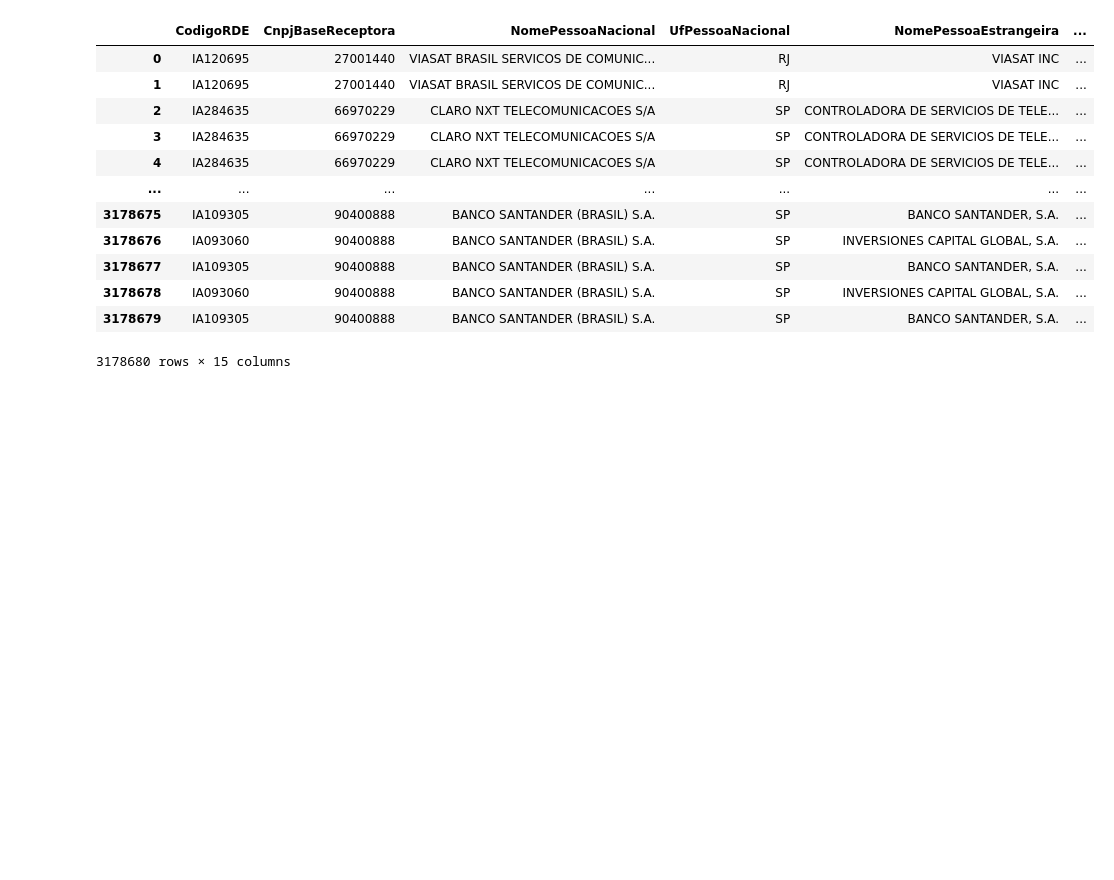
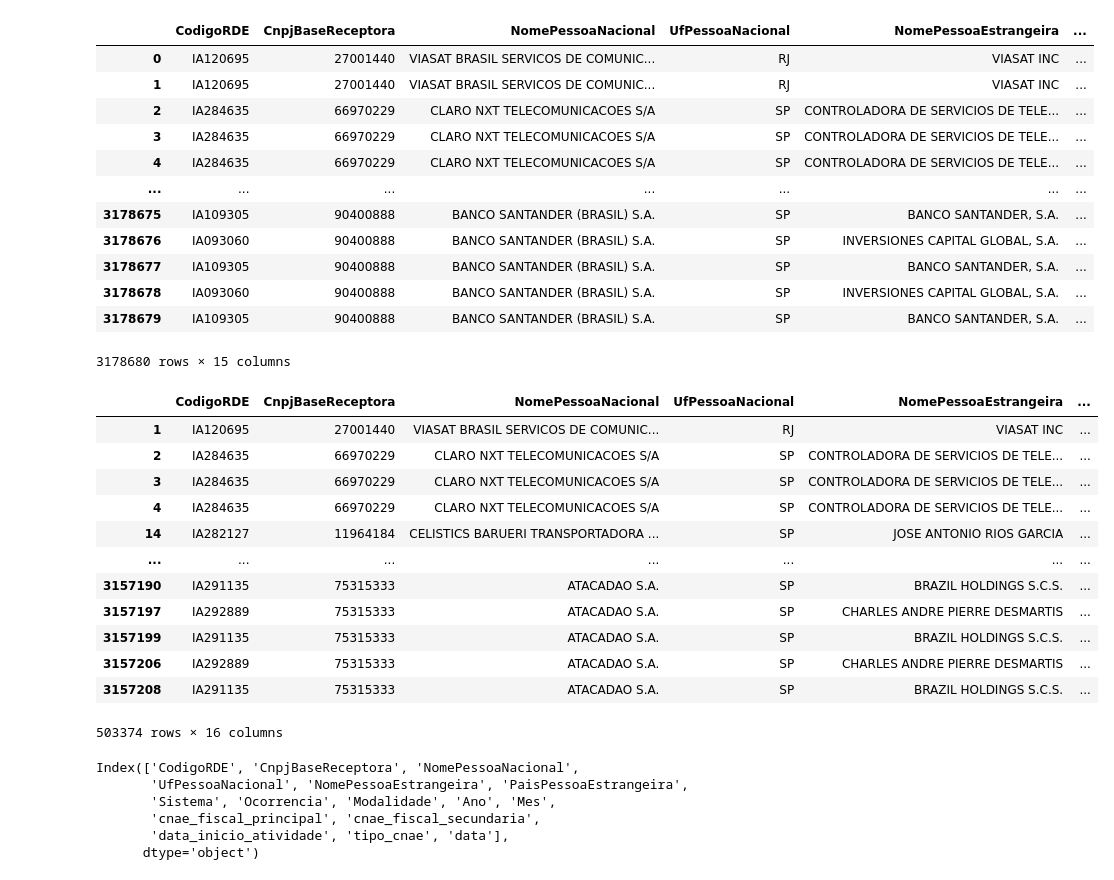
Before and after one commit to estevaocardoso/projetos-estevao, a Jupyter notebook: DISSERTAÇÃO/rascunhos.ipynb, the cells around one changed output. Cells and saved outputs as stored; diff of their text form; code cells hidden in the pictures; blank space fills up the shorter version.

```diff
--- a/DISSERTAÇÃO/rascunhos.ipynb
+++ b/DISSERTAÇÃO/rascunhos.ipynb
@@ -511,3 +511,27 @@ df
 3178680 rows × 15 columns
 # %%
 df.to_parquet('base_cnpj_oficial_com_merge_relatorio_bacen_registro_efetuado_com_tipo_cnaes.parquet')
+# %%
+import pandas as pd
+df = pd.read_parquet('base_cnpj_oficial_com_merge_relatorio_bacen_registro_efetuado_com_tipo_cnaes.parquet')
+# %%
+df['data'] = pd.to_datetime(df['Ano'].astype(str) + '-' + df['Mes'].astype(str), format='%Y-%m')
+# %%
+start_date = '2020-01-01'
+end_date = '2022-12-31'
+df_filtered = df[(df['data'] >= start_date) & (df['data'] <= end_date)]
+df_filtered
+# %% [output]
+|  | CodigoRDE | CnpjBaseReceptora | NomePessoaNacional | UfPessoaNacional | NomePessoaEstrangeira | ... |
+| 1 | IA120695 | 27001440 | VIASAT BRASIL SERVICOS DE COMUNIC... | RJ | VIASAT INC | ... |
+| 2 | IA284635 | 66970229 | CLARO NXT TELECOMUNICACOES S/A | SP | CONTROLADORA DE SERVICIOS DE TELE... | ... |
+| 3 | IA284635 | 66970229 | CLARO NXT TELECOMUNICACOES S/A | SP | CONTROLADORA DE SERVICIOS DE TELE... | ... |
+| 4 | IA284635 | 66970229 | CLARO NXT TELECOMUNICACOES S/A | SP | CONTROLADORA DE SERVICIOS DE TELE... | ... |
+| 14 | IA282127 | 11964184 | CELISTICS BARUERI TRANSPORTADORA ... | SP | JOSE ANTONIO RIOS GARCIA | ... |
+| ... | ... | ... | ... | ... | ... | ... |
+| 3157190 | IA291135 | 75315333 | ATACADAO S.A. | SP | BRAZIL HOLDINGS S.C.S. | ... |
+| 3157197 | IA292889 | 75315333 | ATACADAO S.A. | SP | CHARLES ANDRE PIERRE DESMARTIS | ... |
+| 3157199 | IA291135 | 75315333 | ATACADAO S.A. | SP | BRAZIL HOLDINGS S.C.S. | ... |
+| 3157206 | IA292889 | 75315333 | ATACADAO S.A. | SP | CHARLES ANDRE PIERRE DESMARTIS | ... |
+| 3157208 | IA291135 | 75315333 | ATACADAO S.A. | SP | BRAZIL HOLDINGS S.C.S. | ... |
+503374 rows × 16 columns
@@ -513,0 +542,9 @@ df.to_parquet('base_cnpj_oficial_com_merge_relatorio_bacen_registro_efetuado_com
+# %%
+df_filtered.columns
+# %% [output]
+Index(['CodigoRDE', 'CnpjBaseReceptora', 'NomePessoaNacional',
+       'UfPessoaNacional', 'NomePessoaEstrangeira', 'PaisPessoaEstrangeira',
+       'Sistema', 'Ocorrencia', 'Modalidade', 'Ano', 'Mes',
+       'cnae_fiscal_principal', 'cnae_fiscal_secundaria',
+       'data_inicio_atividade', 'tipo_cnae', 'data'],
+      dtype='object')
```
Also changed, not shown: parts of 3 cells of this notebook, 4 other files.
